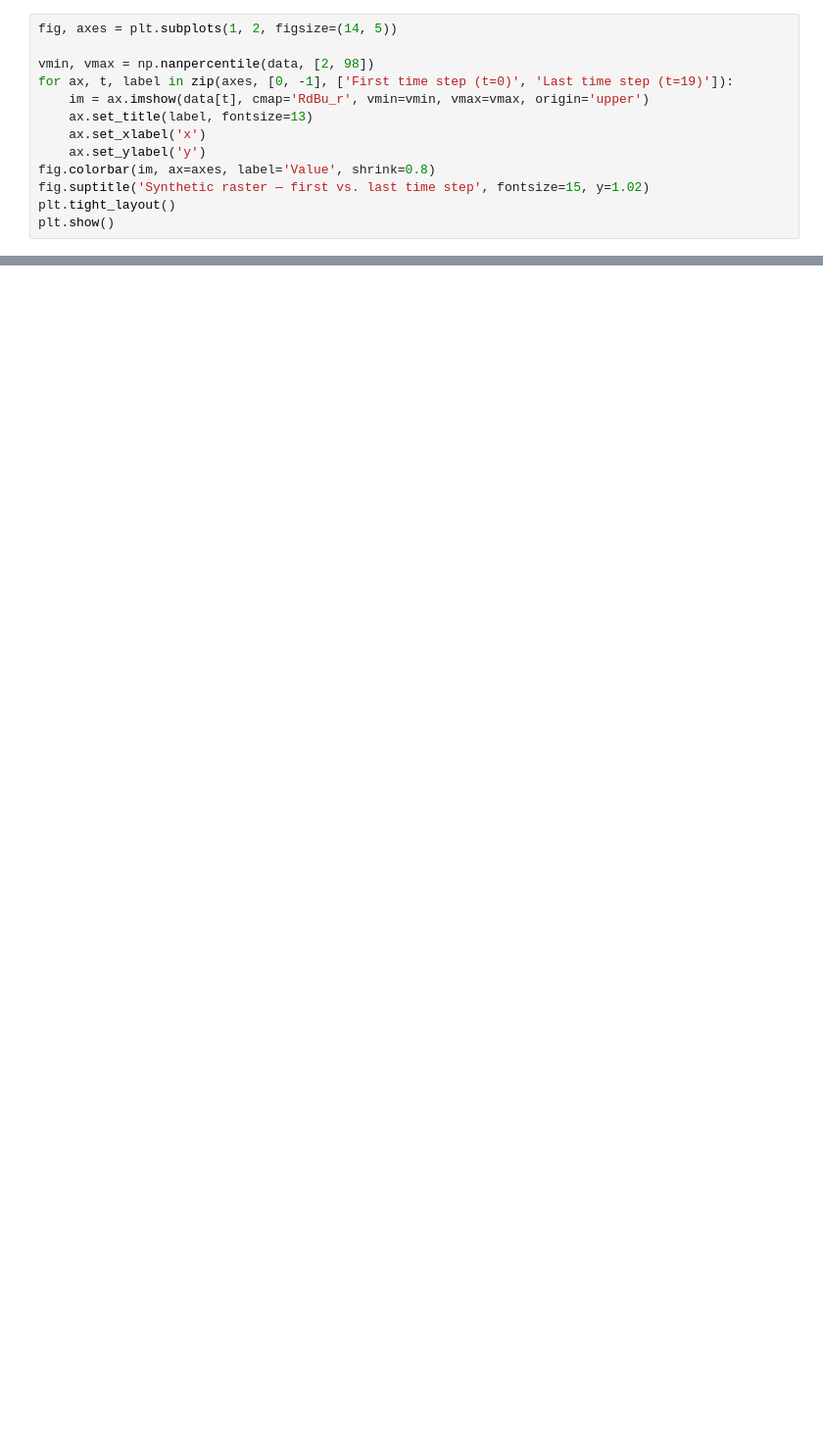
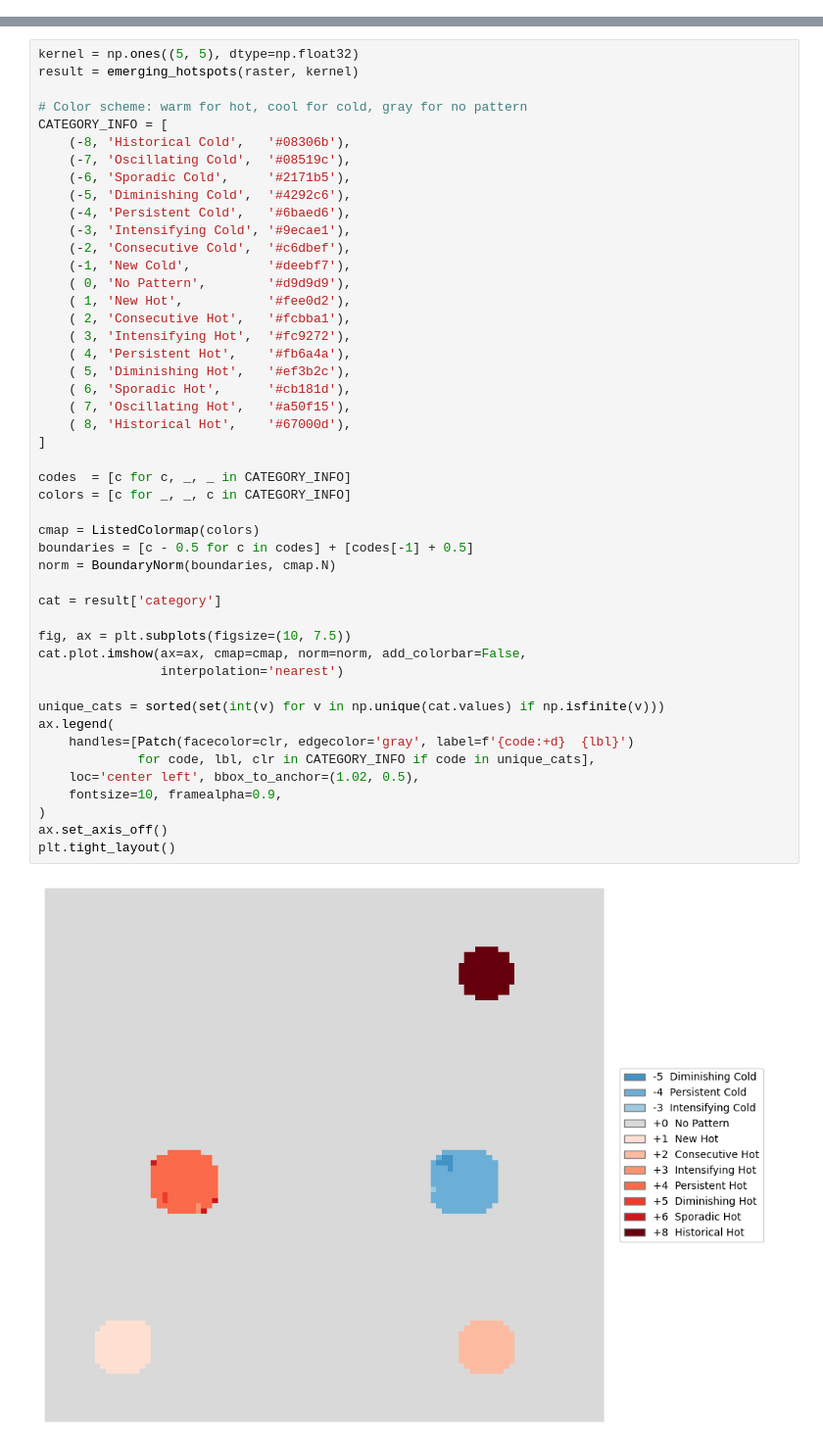
Before and after one commit to makepath/xarray-spatial, a Jupyter notebook: examples/user_guide/8_Emerging_Hotspots.ipynb, the cells around one changed output, grey strips where cells are left out. Shown at 98% size. Drawn from its saved outputs; the diff is of its cells as text; blank space fills up the shorter version.

```diff
--- a/examples/user_guide/8_Emerging_Hotspots.ipynb
+++ b/examples/user_guide/8_Emerging_Hotspots.ipynb
@@ -96,13 +0,0 @@ Let's peek at the first and last time steps side by side to see the planted patt
-# %%
-fig, axes = plt.subplots(1, 2, figsize=(14, 5))
-
-vmin, vmax = np.nanpercentile(data, [2, 98])
-for ax, t, label in zip(axes, [0, -1], ['First time step (t=0)', 'Last time step (t=19)']):
-    im = ax.imshow(data[t], cmap='RdBu_r', vmin=vmin, vmax=vmax, origin='upper')
-    ax.set_title(label, fontsize=13)
-    ax.set_xlabel('x')
-    ax.set_ylabel('y')
-fig.colorbar(im, ax=axes, label='Value', shrink=0.8)
-fig.suptitle('Synthetic raster — first vs. last time step', fontsize=15, y=1.02)
-plt.tight_layout()
-plt.show()
@@ -427,0 +130,49 @@ result['trend_pvalue']  # (y, x) float32 — Mann-Kendall p
+# %%
+kernel = np.ones((5, 5), dtype=np.float32)
+result = emerging_hotspots(raster, kernel)
+
+# Color scheme: warm for hot, cool for cold, gray for no pattern
+CATEGORY_INFO = [
+    (-8, 'Historical Cold',   '#08306b'),
+    (-7, 'Oscillating Cold',  '#08519c'),
+    (-6, 'Sporadic Cold',     '#2171b5'),
+    (-5, 'Diminishing Cold',  '#4292c6'),
+    (-4, 'Persistent Cold',   '#6baed6'),
+    (-3, 'Intensifying Cold', '#9ecae1'),
+    (-2, 'Consecutive Cold',  '#c6dbef'),
+    (-1, 'New Cold',          '#deebf7'),
+    ( 0, 'No Pattern',        '#d9d9d9'),
+    ( 1, 'New Hot',           '#fee0d2'),
+    ( 2, 'Consecutive Hot',   '#fcbba1'),
+    ( 3, 'Intensifying Hot',  '#fc9272'),
+    ( 4, 'Persistent Hot',    '#fb6a4a'),
+    ( 5, 'Diminishing Hot',   '#ef3b2c'),
+    ( 6, 'Sporadic Hot',      '#cb181d'),
+    ( 7, 'Oscillating Hot',   '#a50f15'),
+    ( 8, 'Historical Hot',    '#67000d'),
+]
+
+codes  = [c for c, _, _ in CATEGORY_INFO]
+colors = [c for _, _, c in CATEGORY_INFO]
+
+cmap = ListedColormap(colors)
+boundaries = [c - 0.5 for c in codes] + [codes[-1] + 0.5]
+norm = BoundaryNorm(boundaries, cmap.N)
+
+cat = result['category']
+
+fig, ax = plt.subplots(figsize=(10, 7.5))
+cat.plot.imshow(ax=ax, cmap=cmap, norm=norm, add_colorbar=False,
+                interpolation='nearest')
+
+unique_cats = sorted(set(int(v) for v in np.unique(cat.values) if np.isfinite(v)))
+ax.legend(
+    handles=[Patch(facecolor=clr, edgecolor='gray', label=f'{code:+d}  {lbl}')
+             for code, lbl, clr in CATEGORY_INFO if code in unique_cats],
+    loc='center left', bbox_to_anchor=(1.02, 0.5),
+    fontsize=10, framealpha=0.9,
+)
+ax.set_axis_off()
+plt.tight_layout()
+# %% [output]
+[figure, added]
```
Also changed, not shown: parts of 51 cells of this notebook, 8 other files.
